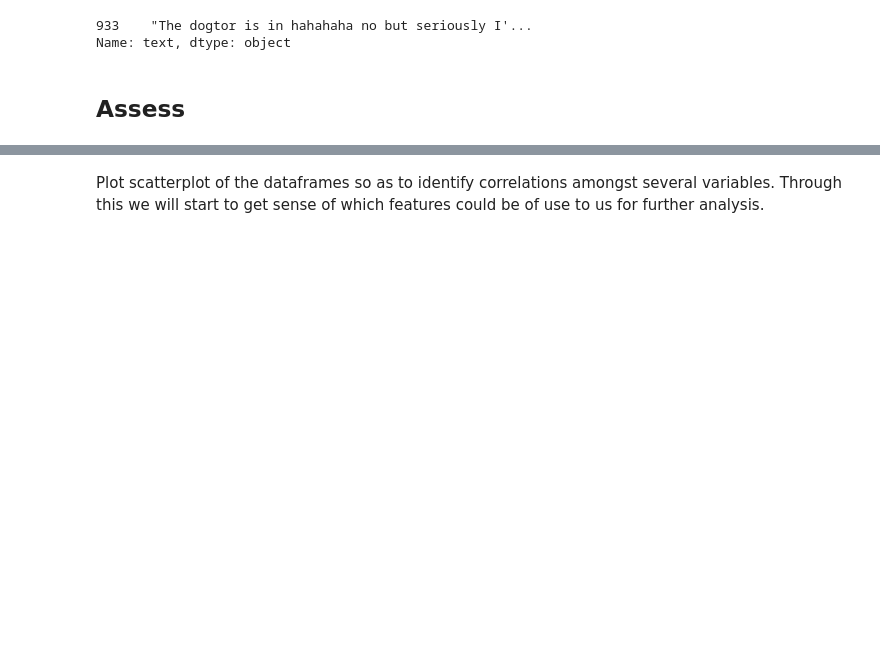
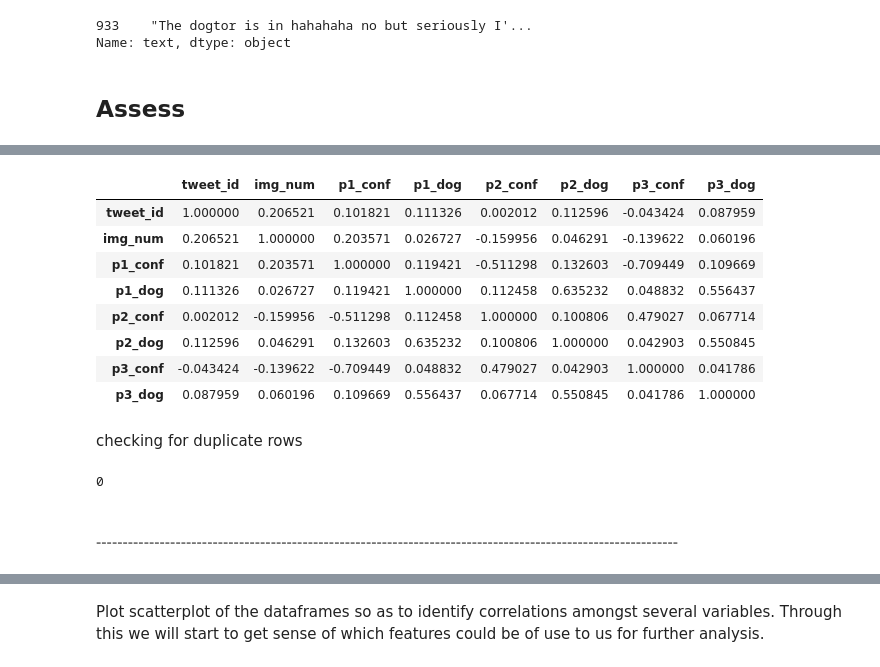
Before and after one commit to sdaphtardar/wrangle_dog_rates_data, a Jupyter notebook: data-wrangling-project.ipynb, the cells around one changed output, grey strips where cells are left out. Drawn from its saved outputs; the diff is of its cells as text; code cells hidden in the pictures; blank space fills up the shorter version.

```diff
--- a/data-wrangling-project.ipynb
+++ b/data-wrangling-project.ipynb
@@ -205,0 +282,20 @@ df_name.hist()
+# %%
+df_image.corr()
+# %% [output]
+|  | tweet_id | img_num | p1_conf | p1_dog | p2_conf | p2_dog | p3_conf | p3_dog |
+| tweet_id | 1.000000 | 0.206521 | 0.101821 | 0.111326 | 0.002012 | 0.112596 | -0.043424 | 0.087959 |
+| img_num | 0.206521 | 1.000000 | 0.203571 | 0.026727 | -0.159956 | 0.046291 | -0.139622 | 0.060196 |
+| p1_conf | 0.101821 | 0.203571 | 1.000000 | 0.119421 | -0.511298 | 0.132603 | -0.709449 | 0.109669 |
+| p1_dog | 0.111326 | 0.026727 | 0.119421 | 1.000000 | 0.112458 | 0.635232 | 0.048832 | 0.556437 |
+| p2_conf | 0.002012 | -0.159956 | -0.511298 | 0.112458 | 1.000000 | 0.100806 | 0.479027 | 0.067714 |
+| p2_dog | 0.112596 | 0.046291 | 0.132603 | 0.635232 | 0.100806 | 1.000000 | 0.042903 | 0.550845 |
+| p3_conf | -0.043424 | -0.139622 | -0.709449 | 0.048832 | 0.479027 | 0.042903 | 1.000000 | 0.041786 |
+| p3_dog | 0.087959 | 0.060196 | 0.109669 | 0.556437 | 0.067714 | 0.550845 | 0.041786 | 1.000000 |
+# %% [markdown]
+checking for duplicate rows
+# %%
+df_image.duplicated().sum()
+# %% [output]
+0
+# %% [markdown]
+###### --------------------------------------------------------------------------------------------------------------
```
Also changed, not shown: parts of 80 cells of this notebook.
